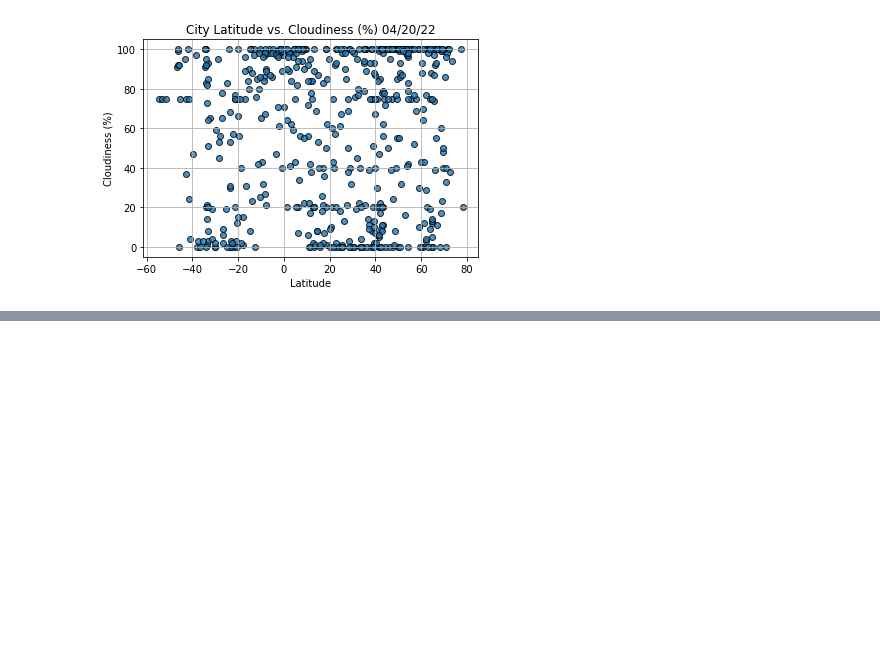
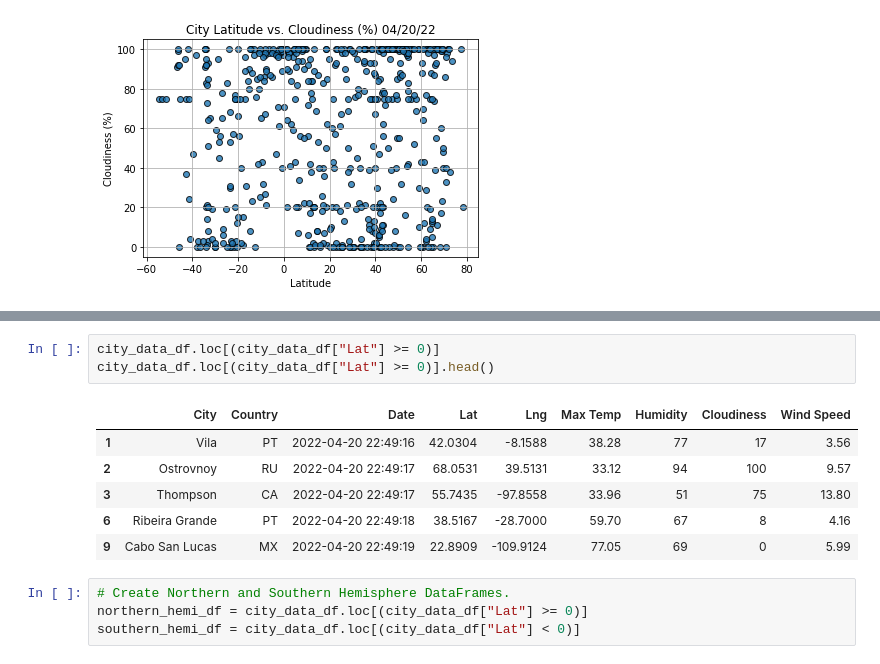
Before and after one commit to cmmoreno9/World_Weather_Analysis, a Jupyter notebook: WeatherPy.ipynb, the cells around one changed output, grey strips where cells are left out. Cells and saved outputs as stored; diff of their text form; blank space fills up the shorter version.

```diff
--- a/WeatherPy.ipynb
+++ b/WeatherPy.ipynb
@@ -255,0 +272,14 @@ plt.show()
+# %%
+city_data_df.loc[(city_data_df["Lat"] >= 0)]
+city_data_df.loc[(city_data_df["Lat"] >= 0)].head()
+# %% [output]
+|  | City | Country | Date | Lat | Lng | Max Temp | Humidity | Cloudiness | Wind Speed |
+| 1 | Vila | PT | 2022-04-20 22:49:16 | 42.0304 | -8.1588 | 38.28 | 77 | 17 | 3.56 |
+| 2 | Ostrovnoy | RU | 2022-04-20 22:49:17 | 68.0531 | 39.5131 | 33.12 | 94 | 100 | 9.57 |
+| 3 | Thompson | CA | 2022-04-20 22:49:17 | 55.7435 | -97.8558 | 33.96 | 51 | 75 | 13.80 |
+| 6 | Ribeira Grande | PT | 2022-04-20 22:49:18 | 38.5167 | -28.7000 | 59.70 | 67 | 8 | 4.16 |
+| 9 | Cabo San Lucas | MX | 2022-04-20 22:49:19 | 22.8909 | -109.9124 | 77.05 | 69 | 0 | 5.99 |
+# %%
+# Create Northern and Southern Hemisphere DataFrames.
+northern_hemi_df = city_data_df.loc[(city_data_df["Lat"] >= 0)]
+southern_hemi_df = city_data_df.loc[(city_data_df["Lat"] < 0)]
```
Also changed, not shown: parts of 6 cells of this notebook, 12 other files.
